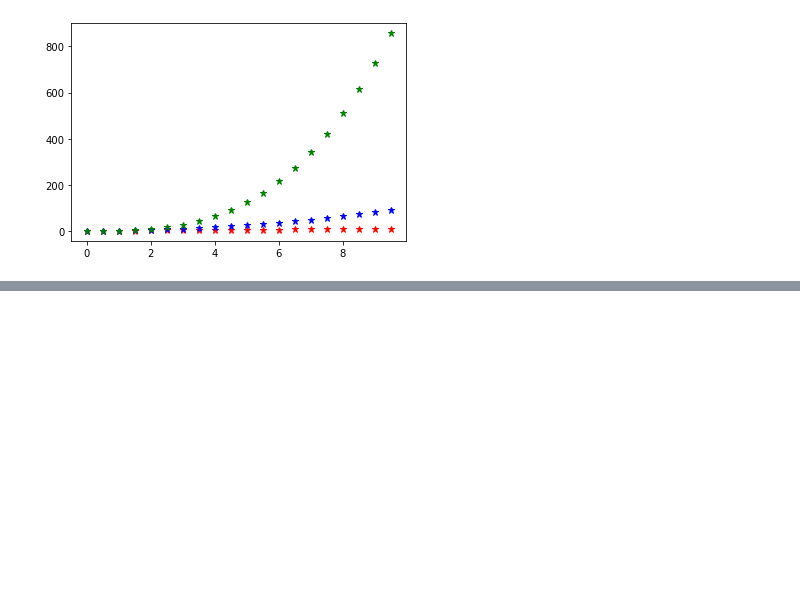
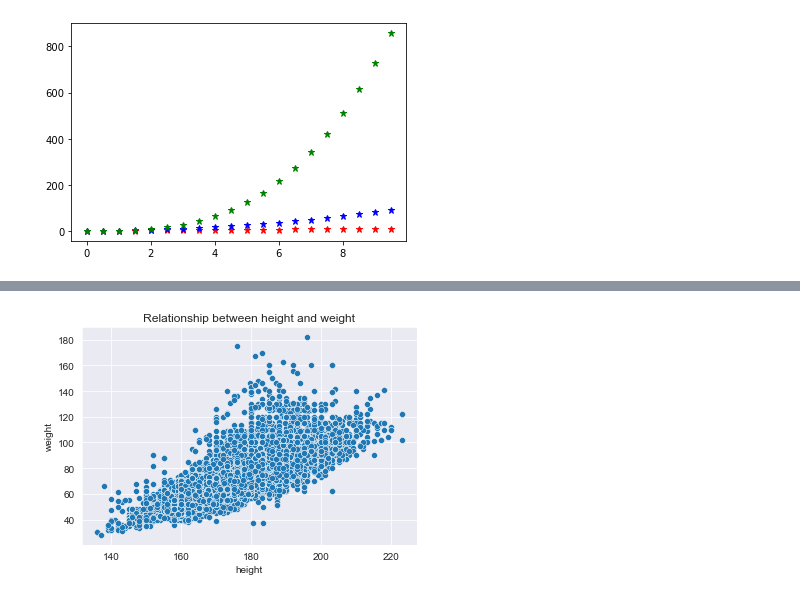
Before and after one commit to anildursunipek/Data-science-and-ML-notebook, a Jupyter notebook: Bootcamp/data_visualization.ipynb, the cells around one changed output, grey strips where cells are left out. Drawn from its saved outputs; the diff is of its cells as text; code cells hidden in the pictures; blank space fills up the shorter version.

```diff
--- a/Bootcamp/data_visualization.ipynb
+++ b/Bootcamp/data_visualization.ipynb
@@ -104,0 +155,5 @@ plt.show()
+# %%
+sns.set_style(style="darkgrid")
+drawScatterPlot()
+# %% [output]
+[figure, added]
```
Also changed, not shown: parts of 32 cells of this notebook.
